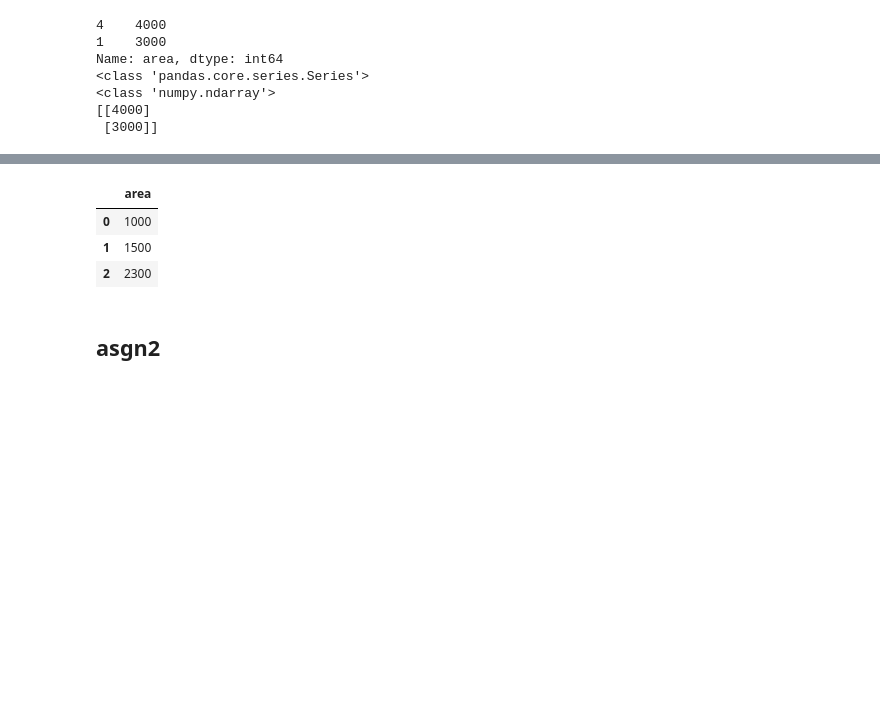
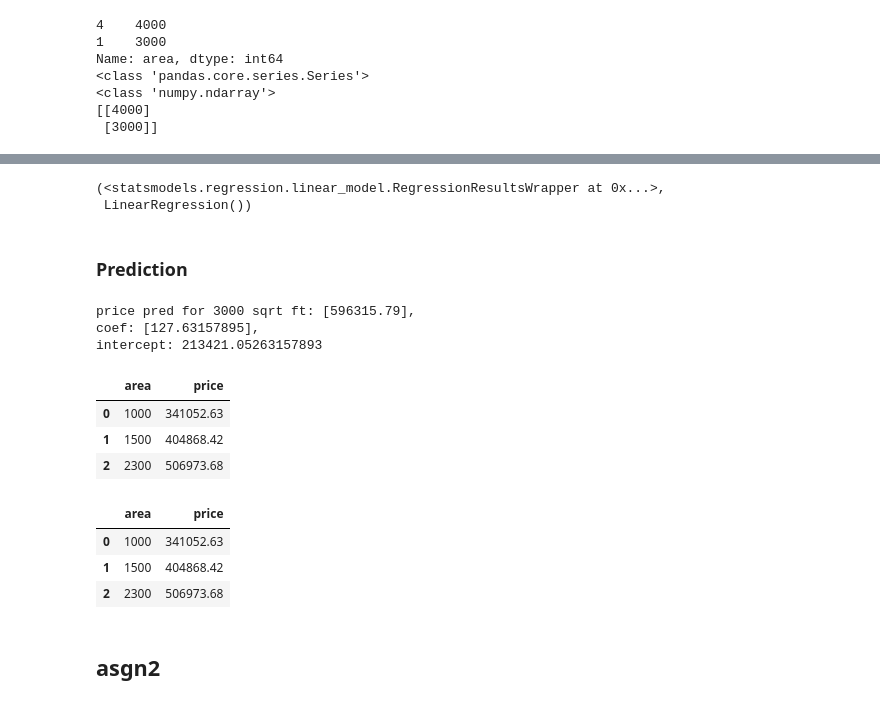
Before and after one commit to xf2235/pyhero, a Jupyter notebook: 2.lm_sv.ipynb, the cells around one changed output, grey strips where cells are left out. Cells and saved outputs as stored; diff of their text form; code cells hidden in the pictures; blank space fills up the shorter version.

```diff
--- a/2.lm_sv.ipynb
+++ b/2.lm_sv.ipynb
@@ -26,11 +26,11 @@ plt.scatter(df.area, df.price, color="red", marker="+")
 [figure]
 # %%
 from sklearn.model_selection import train_test_split
-x = df.area
-y = df.price
+X = df[['area']]
+y = df[['price']]
 np.random.seed(23)
 # x_train, x_test, y_train, y_test = train_test_split(x, y, train_size=0.7)
-x_train, x_test, y_train, y_test = train_test_split(x, y, train_size=0.7, random_state=23)
+X_train, X_test, y_train, y_test = train_test_split(X, y, train_size=0.7, random_state=23)
 len(x_test)
 # %% [output]
 2
@@ -48,9 +49,10 @@ Name: area, dtype: int64
 [[4000]
  [3000]]
 # %%
-reg = linear_model.LinearRegression()
+from sklearn.linear_model import LinearRegression as LM
+reg = LM()
 # reg.fit(df[["area"]], df.price)
-reg.fit(x_train.values.reshape(-1,1), y_train)
+reg.fit(X_train, y_train)
 print(reg.predict([[3300]]))
 print(3300*float(reg.coef_)+float(reg.intercept_))
 print(reg.coef_)
@@ -72,11 +113,36 @@ plt.plot(df.area, reg.predict(df[["area"]]), color="blue")
+# %%
+model, reg
+# %% [output]
+(<statsmodels.regression.linear_model.RegressionResultsWrapper at 0x...>,
+ LinearRegression())
+# %% [markdown]
+### Prediction
+# %%
+import numpy as np
+pred = 3000
+print(f"price pred for 3000 sqrt ft: {np.round(reg.predict([[pred]]), 2)}, \ncoef: {reg.coef_}, \nintercept: {reg.intercept_}")
+# %% [output]
+price pred for 3000 sqrt ft: [596315.79],
+coef: [127.63157895],
+intercept: 213421.05263157893
 # %%
+import warnings
+warnings.simplefilter(action='ignore', category=UserWarning)
 d = pd.read_csv("area.csv")
-d.head(3)
+display(d.head(3))
+p = np.round(reg.predict(d[['area']]), 2)
+d['price'] = p
+display(d.head(3))
+d.to_csv(r'area.csv', index=False)
 # %% [output]
-|  | area |
-| 0 | 1000 |
-| 1 | 1500 |
-| 2 | 2300 |
+|  | area | price |
+| 0 | 1000 | 341052.63 |
+| 1 | 1500 | 404868.42 |
+| 2 | 2300 | 506973.68 |
+|  | area | price |
+| 0 | 1000 | 341052.63 |
+| 1 | 1500 | 404868.42 |
+| 2 | 2300 | 506973.68 |
 # %% [markdown]
 ## asgn2
 # %%
```
Also changed, not shown: parts of 14 cells of this notebook.
